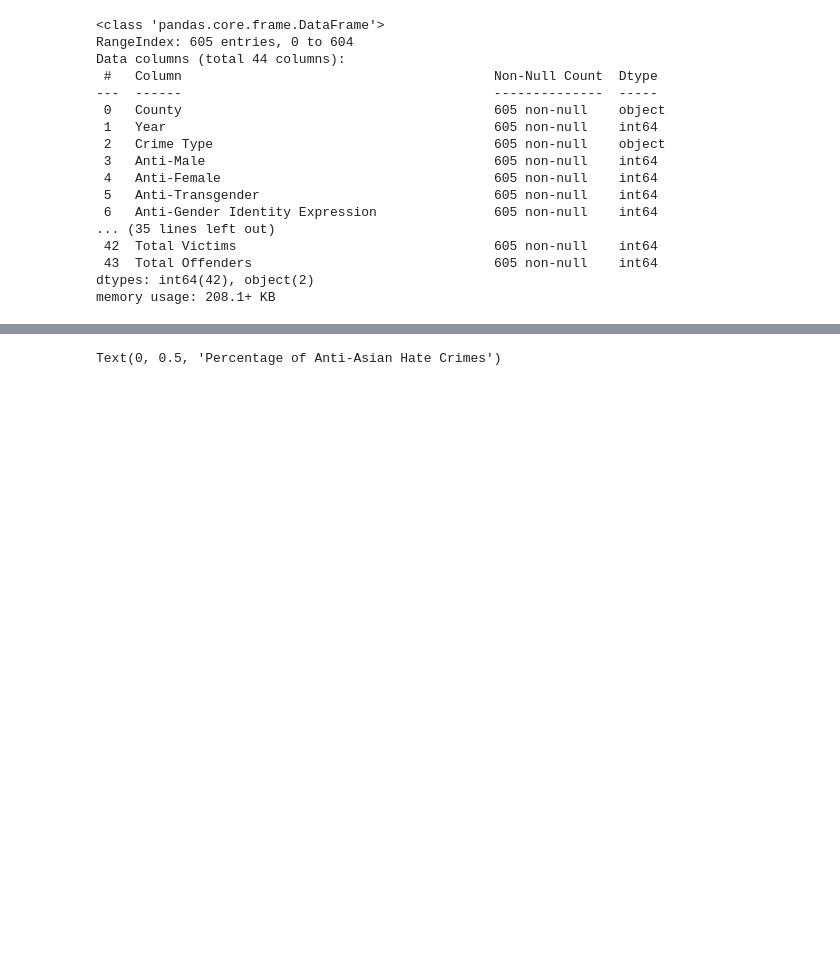
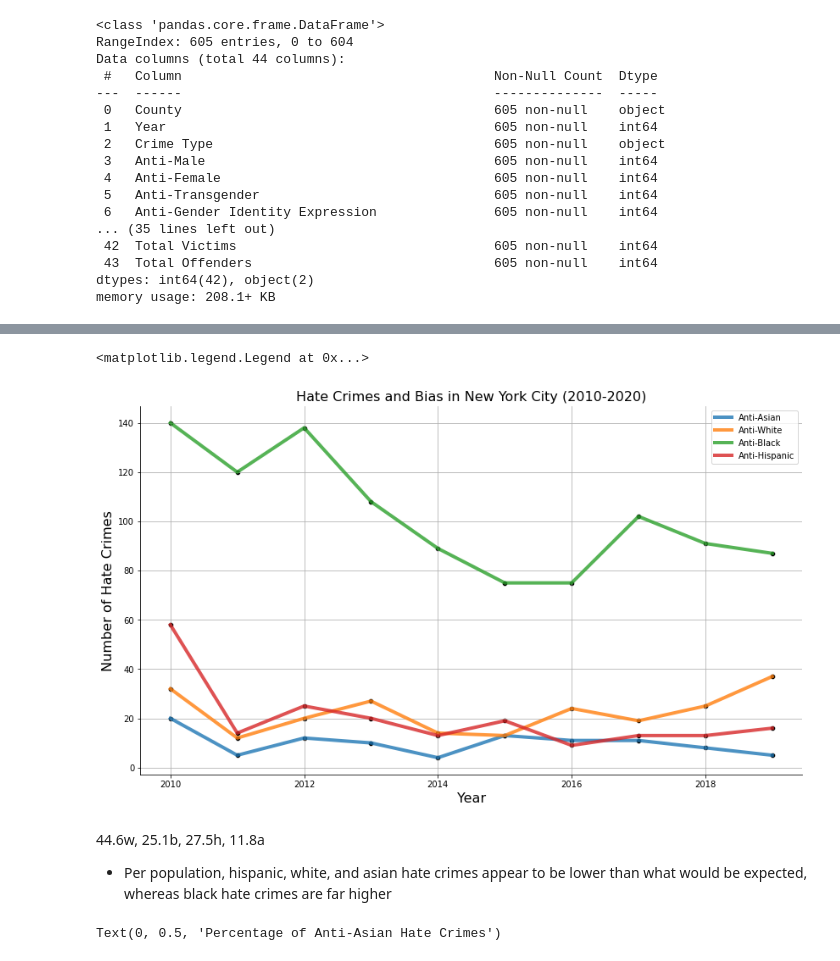
Before and after one commit to Colsai/small_projects, a Jupyter notebook: ny_hate_crime_short_prj.ipynb, the cells around one changed output, grey strips where cells are left out. Saved outputs shown, nothing was run; the diff lists cells and outputs as text; code cells hidden in the pictures; blank space fills up the shorter version.

```diff
--- a/ny_hate_crime_short_prj.ipynb
+++ b/ny_hate_crime_short_prj.ipynb
@@ -87,3 +144,39 @@ sns.lineplot(x = 'Year',
+# %%
+#Small plot of the two
+fig, ax = plt.subplots(1, figsize = (14,8), sharex = True, sharey = True)
+
+for i in range(0,len(groups)):
+    sns.lineplot(x = 'Year',
+                 y = groups[i],
+                 data = df_agg_asian,
+                 label = groups[i],
+                 alpha = .8,
+                 linewidth = 4,
+                 )
+
+    sns.scatterplot(x = 'Year',
+                    y = groups[i],
+                    data = df_agg_asian,
+                    color = 'black',
+                     )
+
+ax.set_title("Hate Crimes and Bias in New York City (2010-2020)", size = 16)
+ax.set_xlabel("Year", size = 16)
+ax.set_ylabel("Number of Hate Crimes", size = 16)
+ax.grid()
+
+sns.despine()
+ax.legend()
+# %% [output]
+<matplotlib.legend.Legend at 0x...>
+[figure, added]
+# %% [markdown]
+44.6w,
+25.1b,
+27.5h,
+11.8a
+
+- Per population, hispanic, white, and asian hate crimes appear to be lower than what would be expected, whereas black hate crimes are far higher
 # %%
 #Small plot of the two
 sns.figsize = (16,12)
```
Also changed, not shown: parts of 15 cells of this notebook.
